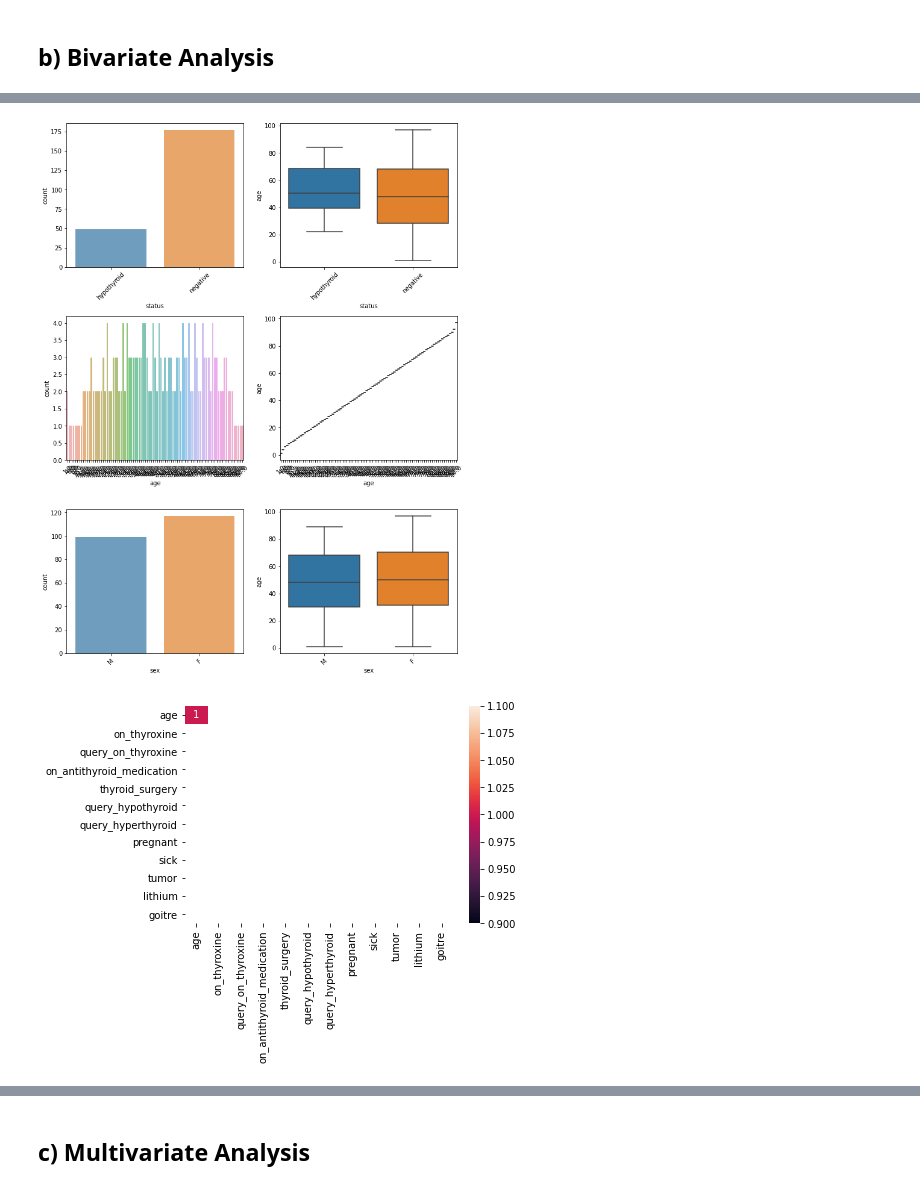
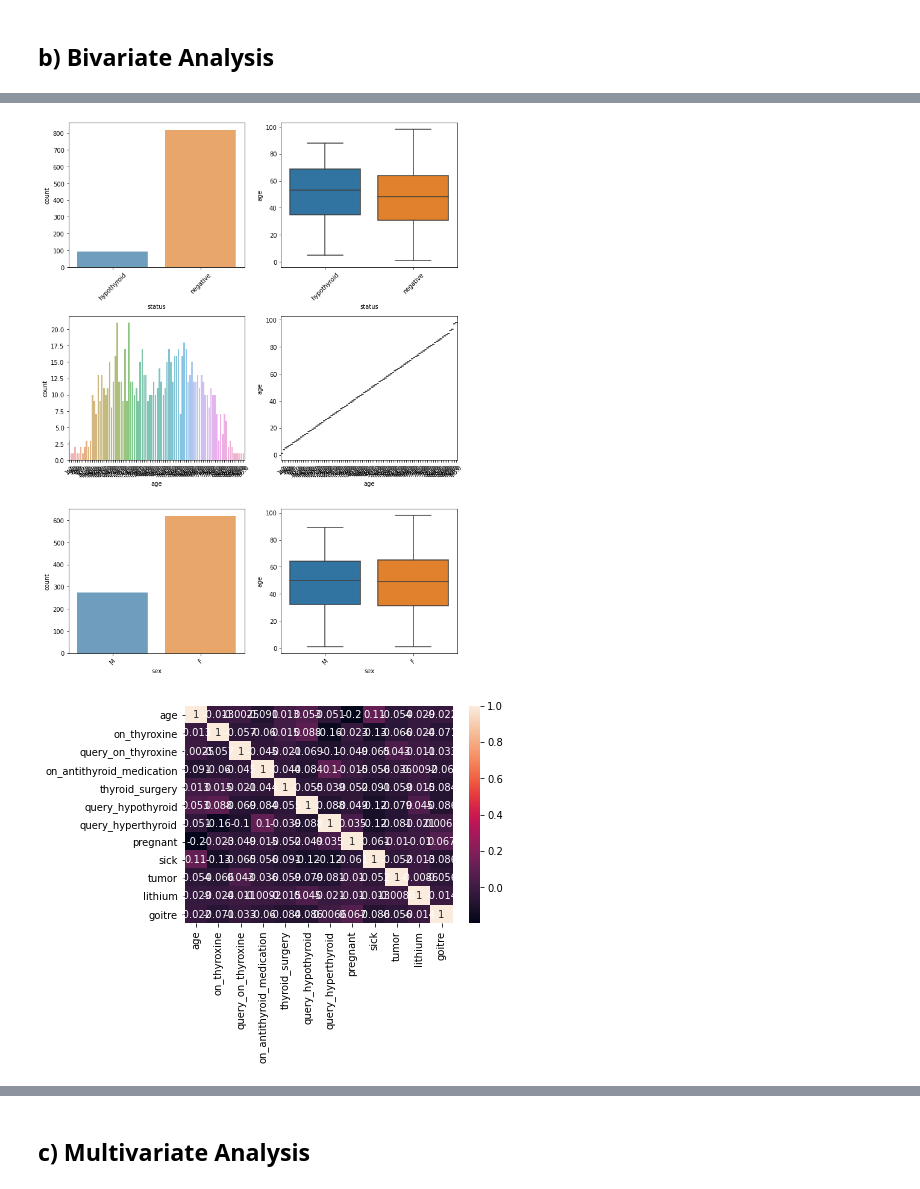
Before and after one commit to alfafimel/IPWK8-CORE, a Jupyter notebook: IPWK8_CORE_DECISION_TREES_&_SVM_ELIZABETH_JOSEPHINE.ipynb, the cells around one changed output, grey strips where cells are left out. Cells and saved outputs as stored; diff of their text form; code cells hidden in the pictures.

```diff
--- a/IPWK8_CORE_DECISION_TREES_&_SVM_ELIZABETH_JOSEPHINE.ipynb
+++ b/IPWK8_CORE_DECISION_TREES_&_SVM_ELIZABETH_JOSEPHINE.ipynb
@@ -405,27 +425,27 @@ plt.show()
 # %%
 ### Categoric Feature Analysis
-# Boxplot gives a good idea about how the Price is distributed across the categories.
+# Boxplot gives a good idea about how the age is distributed across the categories.
 # Distribution charts show how well each category is populated.
 c = 0
-len_c = 3 # (len(df2.columns)-2)
+len_c = 3 # (len(df1.columns)-2)
 fig, axes = plt.subplots(len_c, 2, figsize=(10, 13))     # fig height = 70 -> in figsize(width,height)
 for i, ax in enumerate(fig.axes):
     if (c < len_c) & (i % 2 == 0):
         ax.set_xticklabels(ax.xaxis.get_majorticklabels(), rotation=45)
-        sns.countplot(x=df2.columns[c], alpha=0.7, data=df2, ax=ax)
+        sns.countplot(x=df1.columns[c], alpha=0.7, data=df1, ax=ax)
 
     if (c < len_c) & (i % 2 != 0):
         ax.set_xticklabels(ax.xaxis.get_majorticklabels(), rotation=45)
-        sns.boxplot(data = df2, x=df2.columns[c], y='age', ax=ax)
+        sns.boxplot(data = df1, x=df1.columns[c], y='age', ax=ax)
         c = c + 1
 fig.tight_layout()
 # %% [output]
-[figure, old version]
+[figure, new version]
 # %%
 # plotting the correlation using a heatmap
-sns.heatmap(df2.corr(),annot=True)
+sns.heatmap(df1.corr(),annot=True)
 plt.show()
 # %% [output]
-[figure, old version]
+[figure, new version]
 # %%
 # tabulating the correlation coefficients
```
Also changed, not shown: parts of 32 cells of this notebook.
